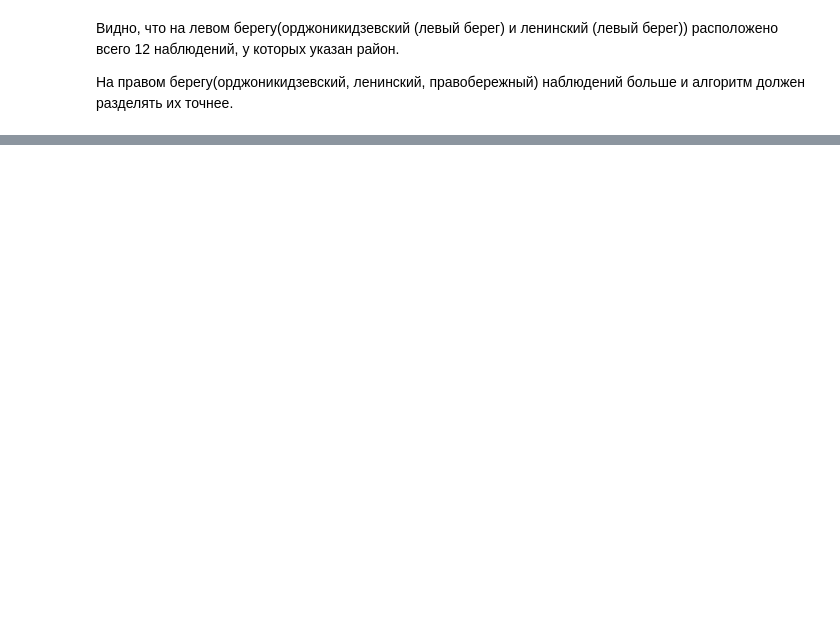
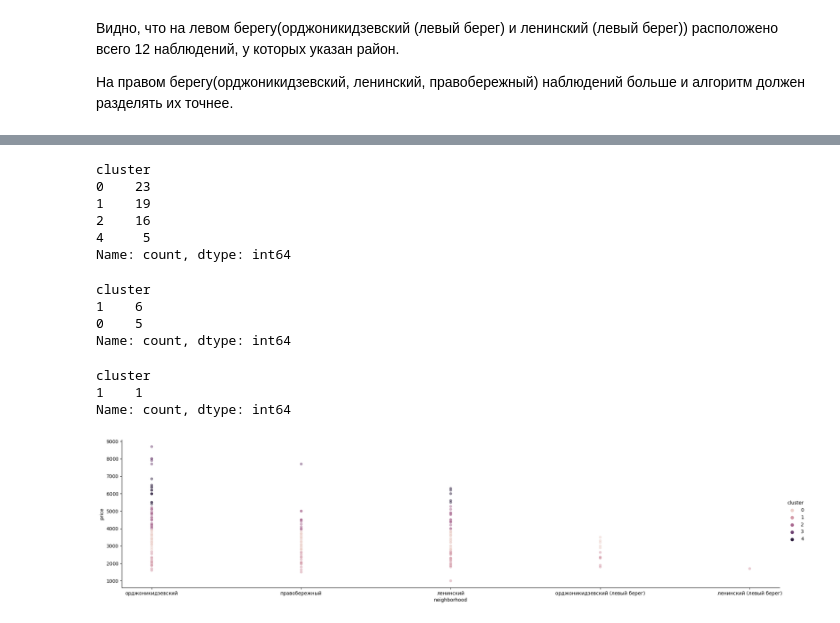
Before and after one commit to ZigangareevaS/test_belka, a Jupyter notebook: housing_price.ipynb, the cells around one changed output, grey strips where cells are left out. Cells and saved outputs as stored; diff of their text form; code cells hidden in the pictures; blank space fills up the shorter version.

```diff
--- a/housing_price.ipynb
+++ b/housing_price.ipynb
@@ -953,14 +966,15 @@ data = data.loc[data['apartment_type'] != 0]
 # %%
-# Заменим значение в столбце на число, соответствующее количеству комнат.
-# apartment_type_dict = {
-#     'однокомнатная' : 1,
-#     'двухкомнатная' : 2,
-#     'трехкомнатная' : 3,
-#     'четырехкомнатная' : 4,
-#     'многокомнатная' : 5,
-#     '' : 0
-# }
+# Заменим значение в столбце apartment_type на число, соответствующее количеству комнат и удалим наблюдения с 0.
+apartment_type_dict = {
+    'однокомнатная' : 1,
+    'двухкомнатная' : 2,
+    'трехкомнатная' : 3,
+    'четырехкомнатная' : 4,
+    'многокомнатная' : 5,
+    '' : 0
+}
 
-#df['apartment_type'] = df['apartment_type'].apply(lambda x: apartment_type_dict[x])
+data['apartment_type'] = data['apartment_type'].apply(lambda x: apartment_type_dict[x])
 
-#df['apartment_type'].unique()
+data = data.loc[data['apartment_type'] != 0]
+data['apartment_type'].unique()
@@ -967,5 +983,6 @@ data = data.loc[data['apartment_type'] != 0]
 # %%
 # Оставим только те строки для которых указан район
+data = data.loc[data['neighborhood'] != '']
 # %% [markdown]
 Районов представлено 5, но попробуем подобрать оптимальное количество кластеров.
 # %%
@@ -974,7 +991,7 @@ K = range(4, 20)
 Sum_of_squared_distances = []
 for k in K:
     kmeans = KMeans(n_clusters=k)
-    kmeans.fit(data)
+    kmeans.fit(data.drop('neighborhood', axis = 1))
     Sum_of_squared_distances.append(kmeans.inertia_)
 # %%
 # Рисуем график метода локтя
@@ -986,6 +1005,6 @@ plt.show()
 # %%
-# Разобьем данные на 9 кластеров
-kmeans = KMeans(n_clusters = 9)
-df["cluster"] = kmeans.fit_predict(data)
-df["cluster"] = df["cluster"].astype("int")
-df.head()
+# Разобьем данные на 7 кластеров
+kmeans = KMeans(n_clusters = 7)
+data["cluster"] = kmeans.fit_predict(data.drop('neighborhood', axis = 1))
+data["cluster"] = data["cluster"].astype("int")
+data.head()
@@ -1006,16 +1067,40 @@ df.loc[df['neighborhood'] == 'ленинский', 'cluster'].value_counts()
+# %%
+# Посмотрим какие номера кластеров определились для каждого района
+data.loc[data['neighborhood'] == 'ленинский', 'cluster'].value_counts()
+# %% [output]
+cluster
+0    23
+1    19
+2    16
+4     5
+Name: count, dtype: int64
 # %%
-df.loc[df['neighborhood'] == 'орджоникидзевский (левый берег)', 'cluster'].value_counts()
+# Посмотрим какие номера кластеров определились для каждого района
+data.loc[data['neighborhood'] == 'орджоникидзевский (левый берег)', 'cluster'].value_counts()
+# %% [output]
+cluster
+1    6
+0    5
+Name: count, dtype: int64
 # %%
-df.loc[df['neighborhood'] == 'ленинский (левый берег)', 'cluster'].value_counts()
+# Посмотрим какие номера кластеров определились для каждого района
+data.loc[data['neighborhood'] == 'ленинский (левый берег)', 'cluster'].value_counts()
+# %% [output]
+cluster
+1    1
+Name: count, dtype: int64
 # %%
+# Посмотрим как реально разделились данные по кластерам
 g = sns.relplot(
-    data=df,
-    x='living_area',
+    data=data,
+    x='neighborhood',
 
-    y='total_area',
+    y='price',
 
-    hue='neighborhood',
+    hue='cluster',
     kind="scatter",
     aspect=4,
     alpha=0.5,
 );
+# %% [output]
+[figure, added]
```
Also changed, not shown: parts of 17 cells of this notebook.
